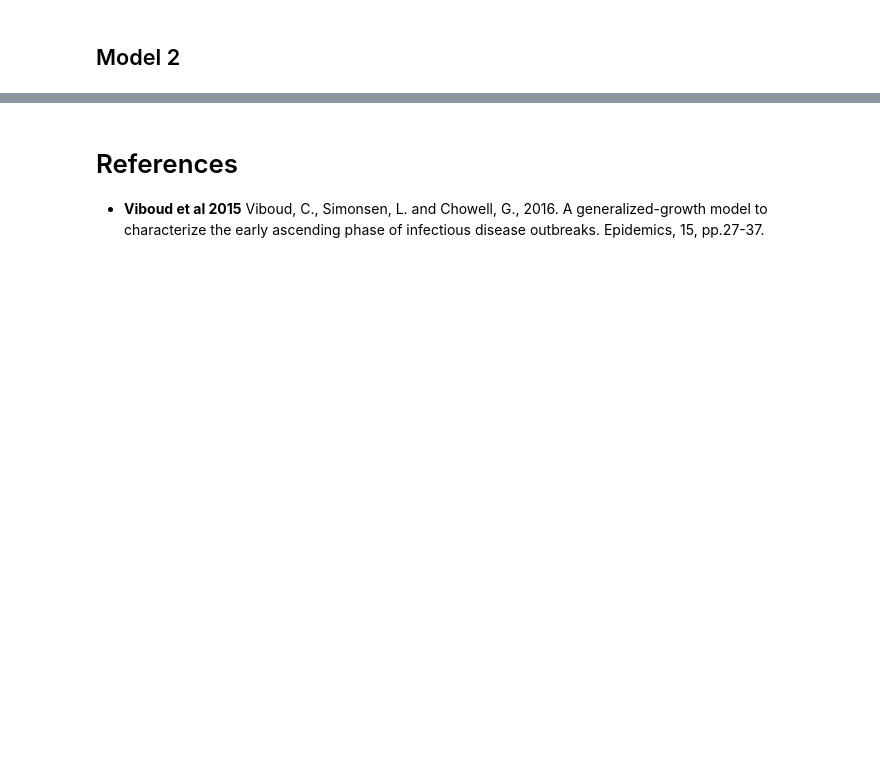
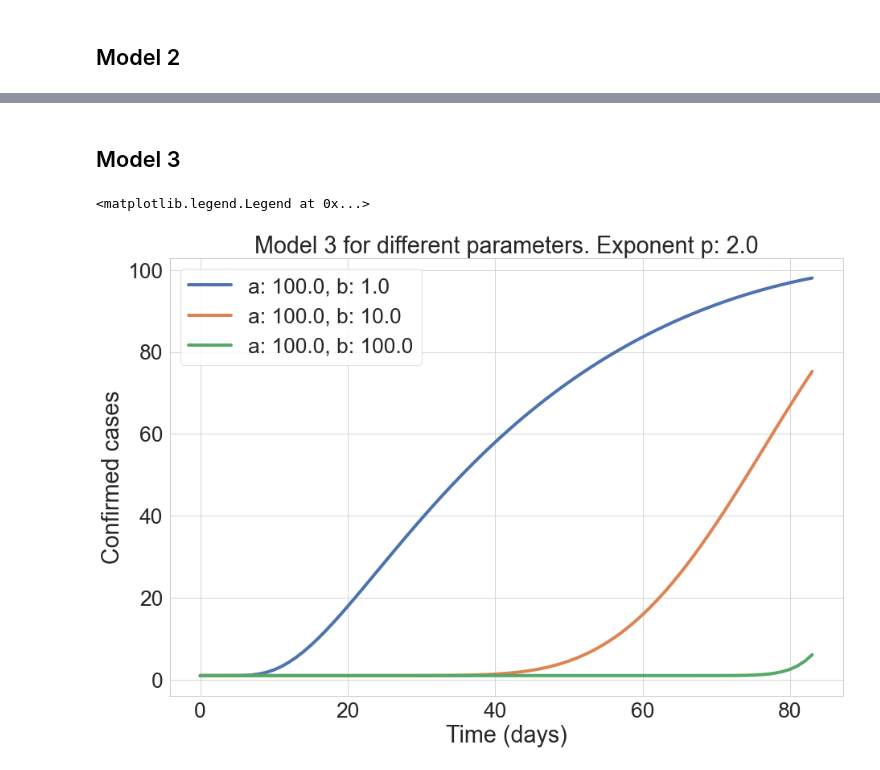
Before and after one commit to prashjha/StudyCovid19, a Jupyter notebook: process/bayesian/Different models.ipynb, the cells around one changed output, grey strips where cells are left out. Drawn from its saved outputs; the diff is of its cells as text; code cells hidden in the pictures; blank space fills up the shorter version.

```diff
--- a/process/bayesian/Different models.ipynb
+++ b/process/bayesian/Different models.ipynb
@@ -126,4 +103,24 @@ plt.legend()
-# %% [markdown]
-# References
-
-- **Viboud et al 2015** Viboud, C., Simonsen, L. and Chowell, G., 2016. A generalized-growth model to characterize the early ascending phase of infectious disease outbreaks. Epidemics, 15, pp.27-37.
+# %% [markdown]
+## Model 3
+# %%
+theta_5 = [100., 100., 100.]
+theta_6 = [1., 10., 100.]
+
+# when exponent is fixed to p = 2 in model 3
+p = 2.
+fig = plt.figure(figsize=(15., 10.))
+for i in range(len(theta_5)):
+
+    a = theta_5[i]
+    b = theta_6[i]
+
+    C = model3([a,b], t, [C_0, T, p])
+    plt.plot(t, C, label='a: {}, b: {}'.format(a, b))
+
+plt.title('Model 3 for different parameters. Exponent p: {}'.format(p))
+plt.xlabel('Time (days)')
+plt.ylabel('Confirmed cases')
+plt.legend()
+# %% [output]
+<matplotlib.legend.Legend at 0x...>
+[figure, added]
```
Also changed, not shown: parts of 8 cells of this notebook, 1 other file.
